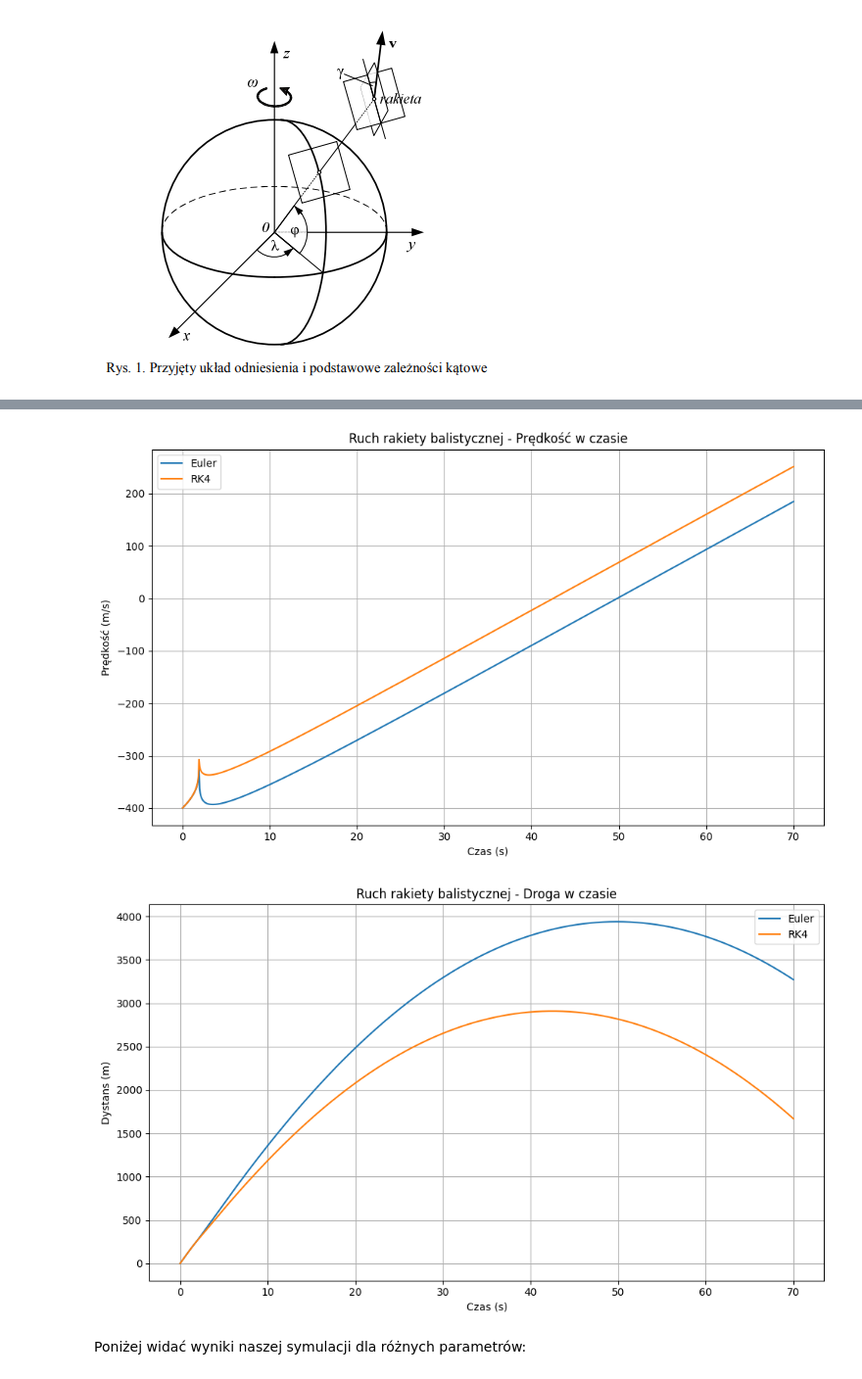
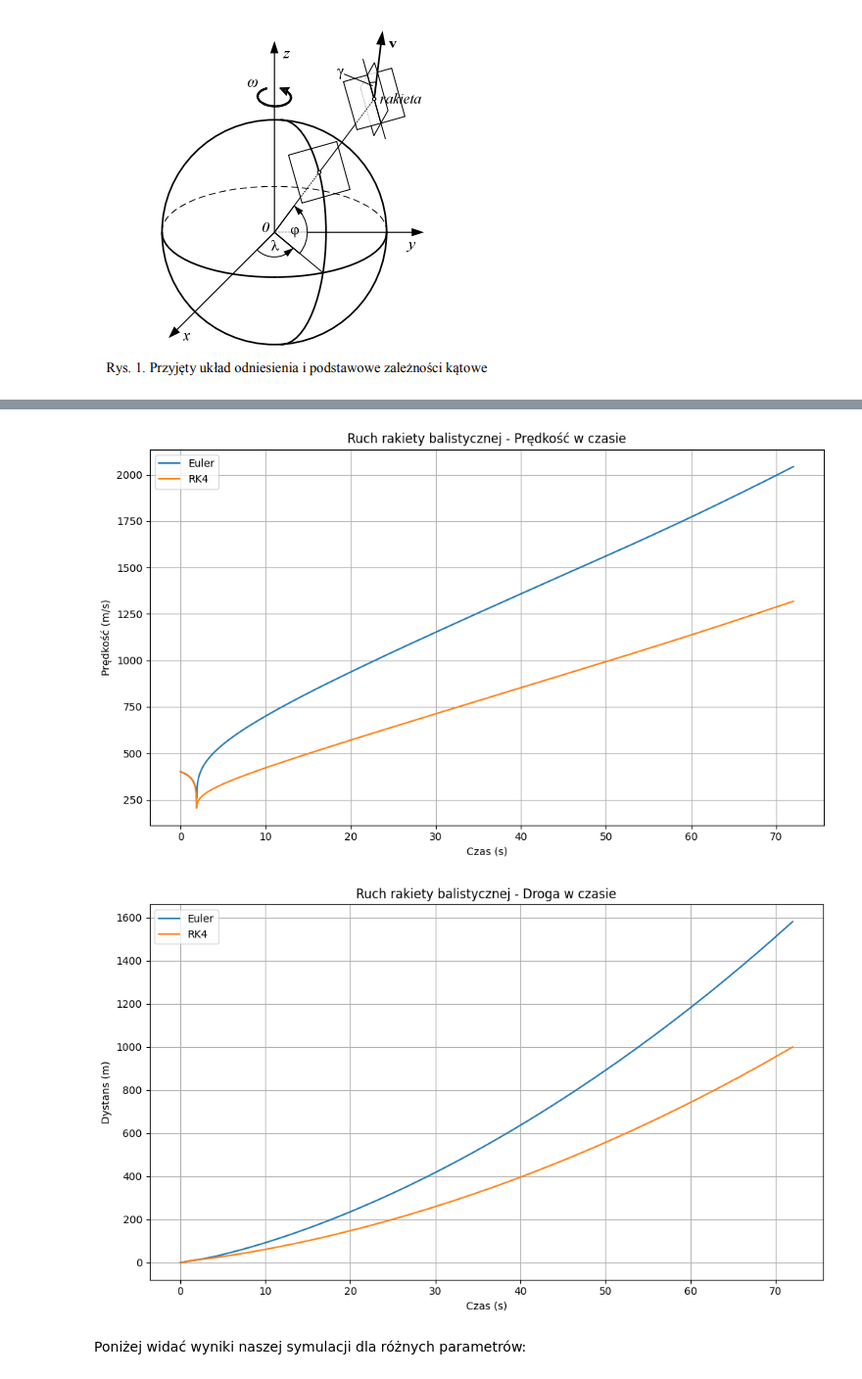
Before and after one commit to MariaNowacka/projekt_rozniczki, a Jupyter notebook: Cieslik_Nowacka.ipynb, the cells around one changed output, grey strips where cells are left out. Shown at 98% size. Drawn from its saved outputs; the diff is of its cells as text; code cells hidden in the pictures.

```diff
--- a/Cieslik_Nowacka.ipynb
+++ b/Cieslik_Nowacka.ipynb
@@ -44,12 +122,19 @@ mamy uproszczony model, zależny od:
 # %%
-import numpy as np
+import numpy as np, math
 import matplotlib.pyplot as plt
+
+def fun_T(i):
+    if 2800 - 57*i<0:
+        return 0
+    else:
+        return 2700
 
 # Funkcja opisująca równanie ruchu rakiety balistycznej
 def rocket_equation(y, t, Cd, A, rho, g, mass_function):
-    theta = np.radians(90)-1.01*t
+    theta = np.radians(90)
+    T= fun_T(t)
     v, theta, m = y
-    dvdt = (-m * g * np.sin(theta) - 0.5 * rho * v**2 * Cd * A) / m
+    dvdt = -(T*math.sin(theta)-m * g * np.sin(theta) + 0.5 * rho * v**2 * Cd * A) / m
     dthetadt = 0
     dmdt = -mass_function(t)  # Zmiana masy w czasie
     return np.array([dvdt, dthetadt, dmdt])
@@ -70,7 +155,7 @@ def euler_method(rocket_eq, path_eq, y0, t, Cd, A, rho, g, mass_function):
     for i in range(1, n):
         y[i] = y[i-1] + dt * rocket_eq(y[i-1], t[i-1], Cd, A, rho, g, mass_function)
         s[i] = s[i-1] + dt * path_eq(y[i-1], t[i-1], Cd, A, rho, g)
-    return s, -y[:, 0]
+    return s, y[:, 0]
 
 # Metoda Rungego-Kutty (RK4)
 def runge_kutta_method(rocket_eq, path_eq, y0, t, Cd, A, rho, g, mass_function):
@@ -86,7 +171,7 @@ def runge_kutta_method(rocket_eq, path_eq, y0, t, Cd, A, rho, g, mass_function):
         k4 = dt * rocket_eq(y[i-1] + k3, t[i-1] + dt, Cd, A, rho, g, mass_function)
         y[i] = y[i-1] + (k1 + 2*k2 + 2*k3 + k4) / 6
         s[i] = s[i-1] + dt * path_eq(y[i-1], t[i-1], Cd, A, rho, g)
-    return s, -y[:, 0]
+    return s, y[:, 0]
 
 # Funkcja zmiany masy w czasie
 def mass_function(t):
@@ -97,18 +182,18 @@ def mass_function(t):
 
 # Parametry rakiety
 Cd = 0.5
-A = 1.0
+A = 1.0 * math.pi
 rho = 1.2
 g = 9.81
 
 # Warunki początkowe
 initial_velocity = 400
-initial_angle = np.radians(69)
+initial_angle = np.radians(89)
 initial_mass = 5900.0
 initial_conditions = np.array([initial_velocity, initial_angle, initial_mass])
 
 # Czas symulacji
-t = np.linspace(0, 70, 1000)
+t = np.linspace(0, 72, 1142)
 
 # Rozwiązanie równania ruchu numerycznie - Metoda Eulera
 solution_euler, velocity_euler = euler_method(
@@ -121,35 +206,35 @@ solution_rk4, velocity_rk4 = runge_kutta_method(
 )
 
 # Wykres prędkości w czasie
 plt.figure(figsize=(10, 6))
 
 plt.plot(t, velocity_euler, label='Euler')
 plt.plot(t, velocity_rk4, label='RK4')
 plt.xlabel('Czas (s)')
 plt.ylabel('Prędkość (m/s)')
 plt.title('Ruch rakiety balistycznej - Prędkość w czasie')
 plt.legend()
 plt.grid(True)
 
 plt.tight_layout()
 plt.show()
 
 # Wykres drogi w czasie
 plt.figure(figsize=(10, 6))
 
 plt.plot(t, solution_euler, label='Euler')
 plt.plot(t, solution_rk4, label='RK4')
 plt.xlabel('Czas (s)')
 plt.ylabel('Dystans (m)')
 plt.title('Ruch rakiety balistycznej - Droga w czasie')
 plt.legend()
 plt.grid(True)
 
 plt.tight_layout()
 plt.show()
 # %% [output]
-[figure, old version]
+[figure, new version]
-[figure, old version]
+[figure, new version]
 # %% [markdown]
 Poniżej widać wyniki naszej symulacji dla różnych parametrów:
 # %%
```
Also changed, not shown: parts of 5 cells of this notebook.
